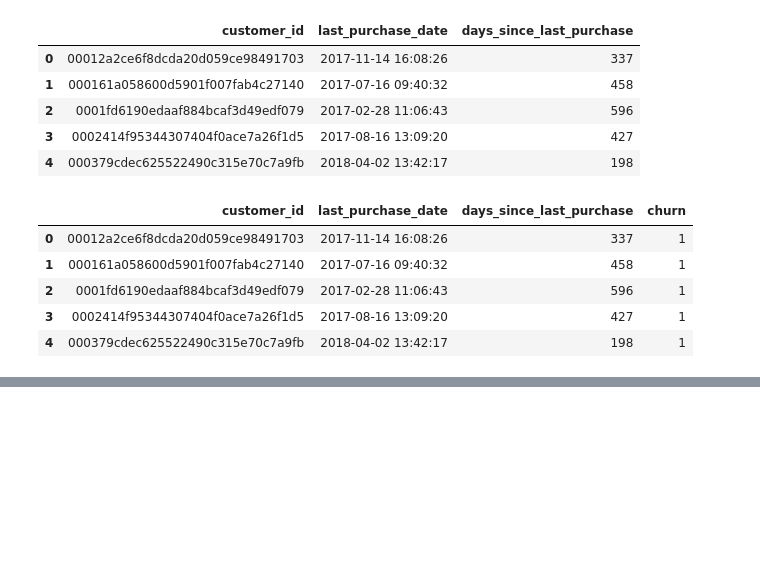
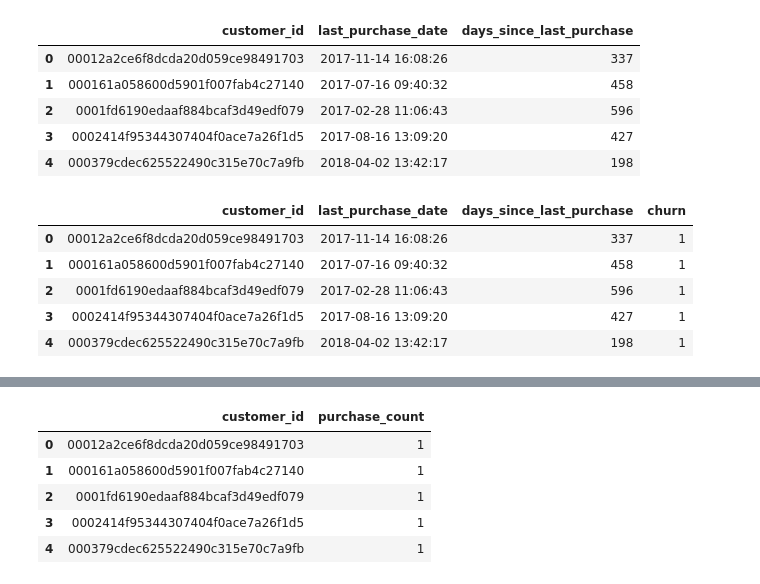
Before and after one commit to egrazm/olistlab, a Jupyter notebook: notebooks/02_churn_preprocessing.ipynb, the cells around one changed output, grey strips where cells are left out. Cells and saved outputs as stored; diff of their text form; code cells hidden in the pictures; blank space fills up the shorter version.

```diff
--- a/notebooks/02_churn_preprocessing.ipynb
+++ b/notebooks/02_churn_preprocessing.ipynb
@@ -64,3 +64,19 @@ customers_churn.head()
 order_items = pd.read_csv("../data/olist_order_items_dataset.csv")
 reviews = pd.read_csv("../data/olist_order_reviews_dataset.csv")
 payments = pd.read_csv("../data/olist_order_payments_dataset.csv")
+# %%
+purchase_frequency = (
+    orders.groupby("customer_id")["order_id"]
+          .nunique()
+          .reset_index()
+)
+
+purchase_frequency.columns = ["customer_id", "purchase_count"]
+purchase_frequency.head()
+# %% [output]
+|  | customer_id | purchase_count |
+| 0 | 00012a2ce6f8dcda20d059ce98491703 | 1 |
+| 1 | 000161a058600d5901f007fab4c27140 | 1 |
+| 2 | 0001fd6190edaaf884bcaf3d49edf079 | 1 |
+| 3 | 0002414f95344307404f0ace7a26f1d5 | 1 |
+| 4 | 000379cdec625522490c315e70c7a9fb | 1 |
```
Also changed, not shown: parts of 12 cells of this notebook.
